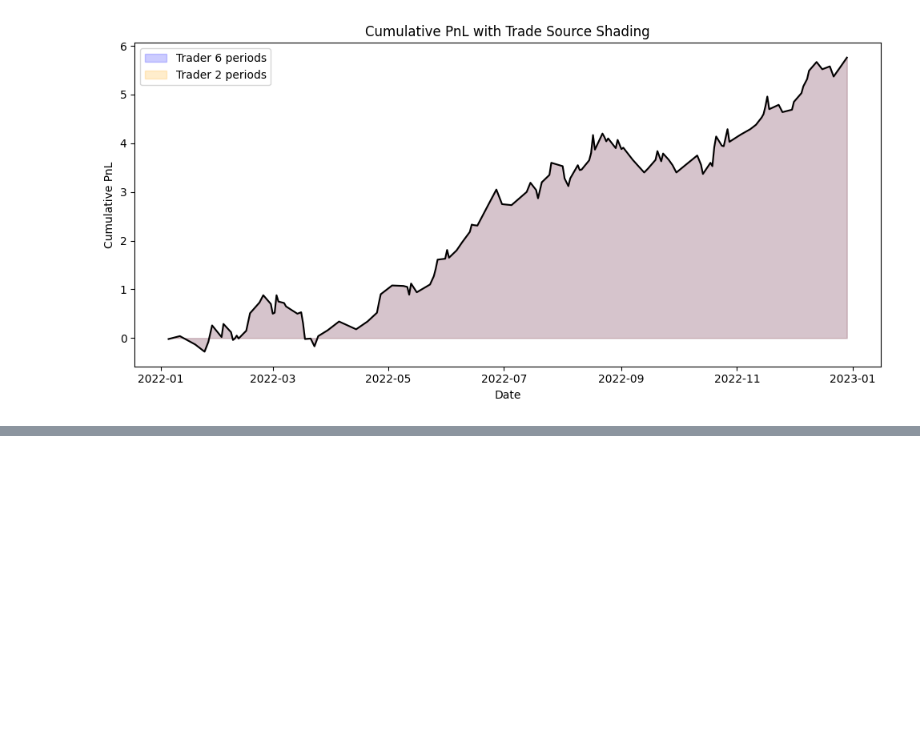
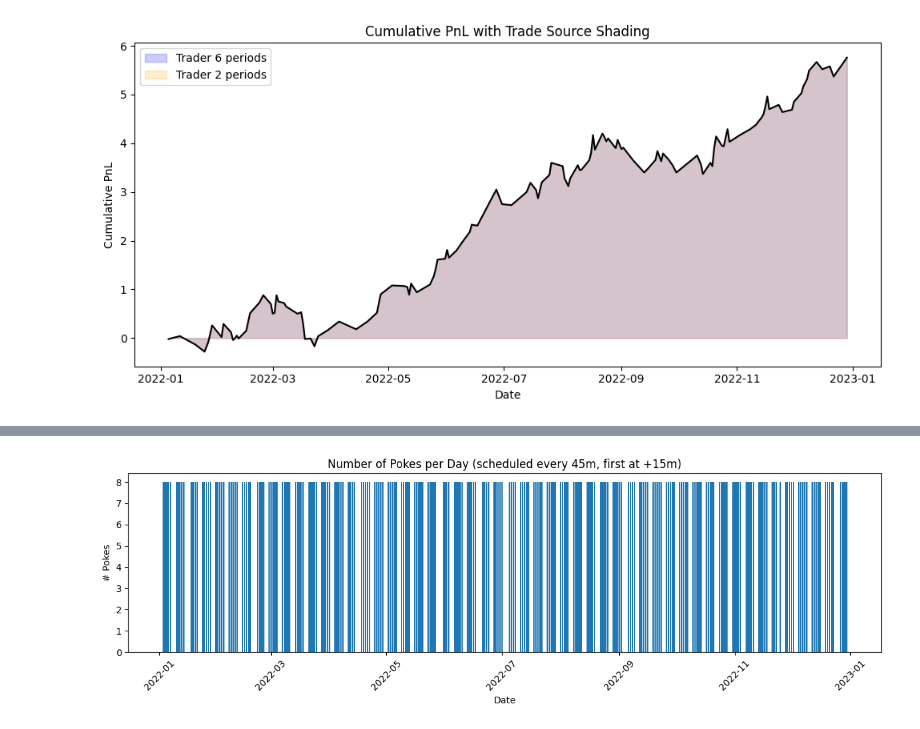
Before and after one commit to FreddieLewin23/FreddieLewin23, a Jupyter notebook: SIG_data_exercise.ipynb, the cells around one changed output, grey strips where cells are left out. Saved outputs shown, nothing was run; the diff lists cells and outputs as text; code cells hidden in the pictures; blank space fills up the shorter version.

```diff
--- a/SIG_data_exercise.ipynb
+++ b/SIG_data_exercise.ipynb
@@ -845,0 +871,51 @@ plt.legend(); plt.tight_layout(); plt.show()
+# %%
+
+
+# Build datetime robustly
+df["Date"] = pd.to_datetime(df["Date"])
+tcol = None
+for c in df.columns:
+    if "time" in c.lower():
+        tcol = c
+        break
+
+if tcol is not None:
+    try:
+        df[tcol] = pd.to_datetime(df[tcol]).dt.time
+    except Exception:
+        pass
+    df["dt"] = pd.to_datetime(df["Date"].astype(str) + " " + df[tcol].astype(str))
+else:
+    df["dt"] = df["Date"]
+
+df = df.sort_values("dt").reset_index(drop=True)
+df["day"] = df["dt"].dt.date
+day_first_dt = df.groupby("day")["dt"].min().to_dict()
+day_last_dt = df.groupby("day")["dt"].max()
+day_cut_dt = (day_last_dt - pd.Timedelta(minutes=30)).to_dict()
+POKE_INTERVAL_SEC = 45*60
+FIRST_POKE_OFFSET_MIN = 15
+
+rows = []
+for d, start_dt in day_first_dt.items():
+    cut_dt = day_cut_dt[d]
+    n = 0
+    t = start_dt + pd.Timedelta(minutes=FIRST_POKE_OFFSET_MIN)
+    while t < (cut_dt - pd.Timedelta(minutes=1)):
+        n += 1
+        t += pd.Timedelta(seconds=POKE_INTERVAL_SEC)
+    rows.append({"date": pd.to_datetime(d), "n_pokes": n})
+
+pokes_per_day = pd.DataFrame(rows).sort_values("date").reset_index(drop=True)
+
+plt.figure(figsize=(12,4))
+plt.bar(pokes_per_day["date"], pokes_per_day["n_pokes"])
+plt.title("Number of Pokes per Day (scheduled every 45m, first at +15m)")
+plt.xlabel("Date"); plt.ylabel("# Pokes")
+plt.xticks(rotation=45)
+plt.tight_layout()
+plt.show()
+
+# 8 pokes per day. start 15 minutes after market open, and cutoff 30 minutes before cutoff
+# %% [output]
+[figure, added]
```
Also changed, not shown: parts of 1 cell of this notebook.
